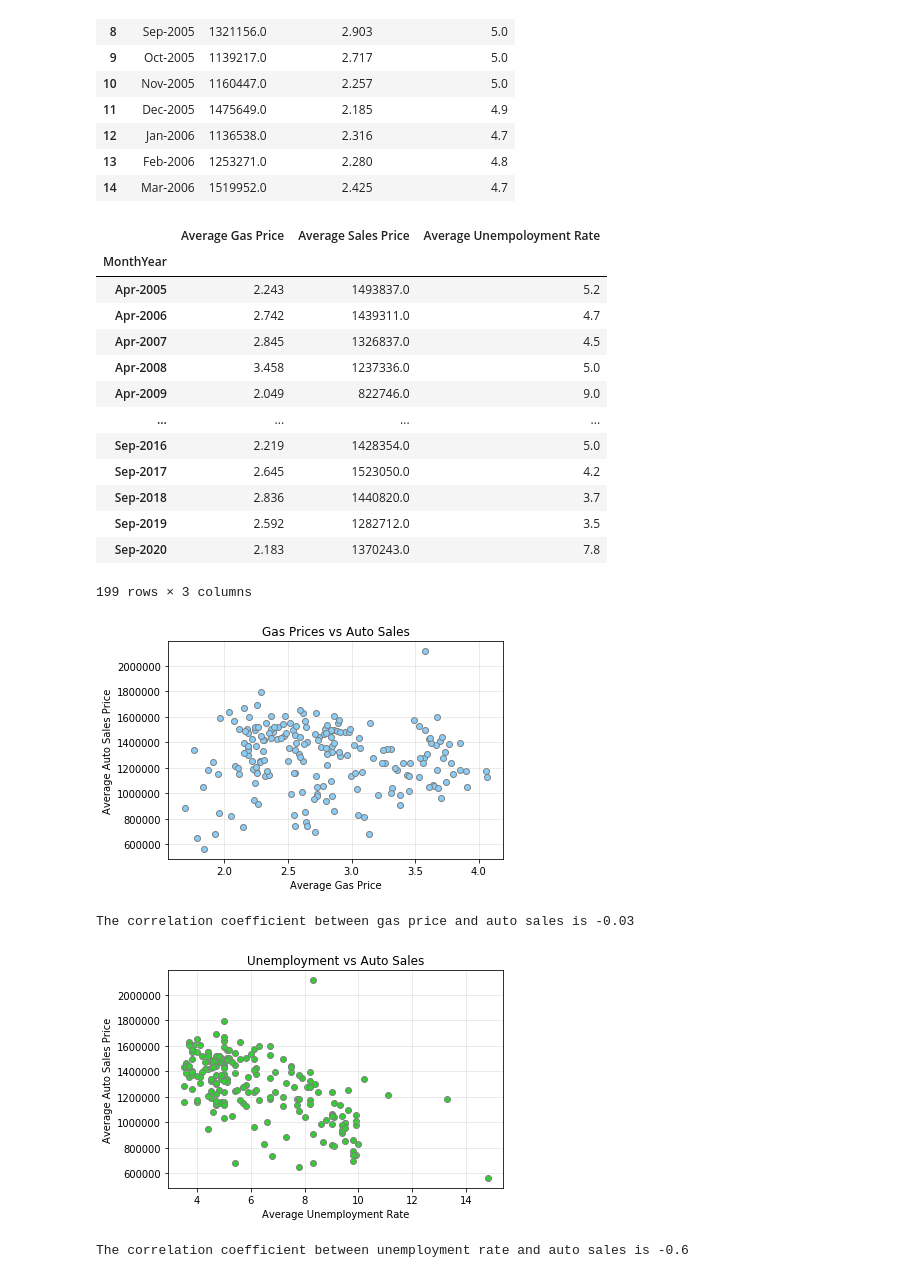
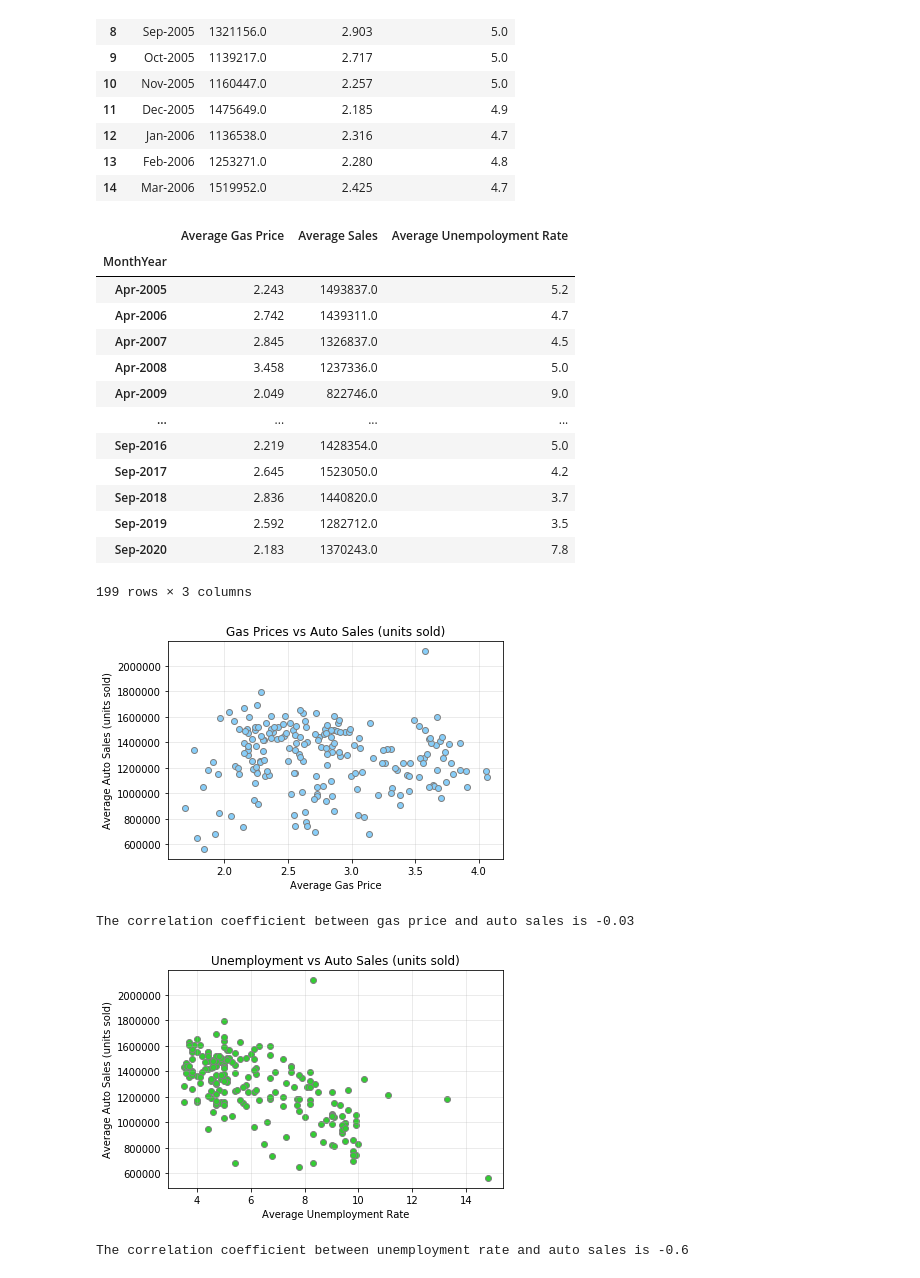
Before and after one commit to michelleherman13/auto-sales, a Jupyter notebook: data/Scatter_plots.ipynb, the cells around one changed output. Cells and saved outputs as stored; diff of their text form; code cells hidden in the pictures.

Commit message:
edit Scatter Plot labels

```diff
--- a/data/Scatter_plots.ipynb
+++ b/data/Scatter_plots.ipynb
@@ -259,11 +259,11 @@ mean_gas = final_df.groupby('MonthYear').mean()['Price Per Gallon']
 mean_sales = final_df.groupby('MonthYear').mean()['Sales']
 mean_ue = final_df.groupby('MonthYear').mean()['Unemployment_Rate']
 summary_mean = pd.DataFrame({"Average Gas Price":mean_gas,
-                              "Average Sales Price":mean_sales,
+                              "Average Sales":mean_sales,
                               "Average Unempoloyment Rate":mean_ue})
 summary_mean
 # %% [output]
-|  | Average Gas Price | Average Sales Price | Average Unempoloyment Rate |
+|  | Average Gas Price | Average Sales | Average Unempoloyment Rate |
 | MonthYear |  |  |  |
 | Apr-2005 | 2.243 | 1493837.0 | 5.2 |
 | Apr-2006 | 2.742 | 1439311.0 | 4.7 |
@@ -280,16 +280,16 @@ summary_mean
 # %%
 # Generate a scatter plot of average gas price vs. auto sales
 plt.scatter(mean_gas, mean_sales, color="lightskyblue", edgecolor="grey")
 plt.xlabel("Average Gas Price")
-plt.ylabel("Average Auto Sales Price")
-plt.title("Gas Prices vs Auto Sales")
+plt.ylabel("Average Auto Sales (units sold)")
+plt.title("Gas Prices vs Auto Sales (units sold)")
 plt.grid(linestyle="-", linewidth=1, alpha=0.25)
 
 #Saves to file
 plt.savefig("Images/Gas vs Auto Sales.png")
 plt.show()
 # %% [output]
-[figure, old version]
+[figure, new version]
 # %%
 print(f"The correlation coefficient between gas price and auto sales is {round(st.pearsonr(mean_gas,mean_sales)[0],2)}")
 # %% [output]
@@ -298,15 +298,15 @@ The correlation coefficient between gas price and auto sales is -0.03
 # Generate a scatter plot of average unemployment rate vs. auto sales
 plt.scatter(mean_ue, mean_sales, color="limegreen", edgecolor="grey")
 plt.xlabel("Average Unemployment Rate")
-plt.ylabel("Average Auto Sales Price")
-plt.title("Unemployment vs Auto Sales")
+plt.ylabel("Average Auto Sales (units sold)")
+plt.title("Unemployment vs Auto Sales (units sold)")
 plt.grid(linestyle="-", linewidth=1, alpha=0.25)
 
 #Saves to file
 plt.savefig("Images/Unemployment vs Auto Sales.png")
 plt.show()
 # %% [output]
-[figure, old version]
+[figure, new version]
 # %%
 print(f"The correlation coefficient between unemployment rate and auto sales is {round(st.pearsonr(mean_ue,mean_sales)[0],2)}")
 # %% [output]
```
Also changed, not shown: 2 other files.
